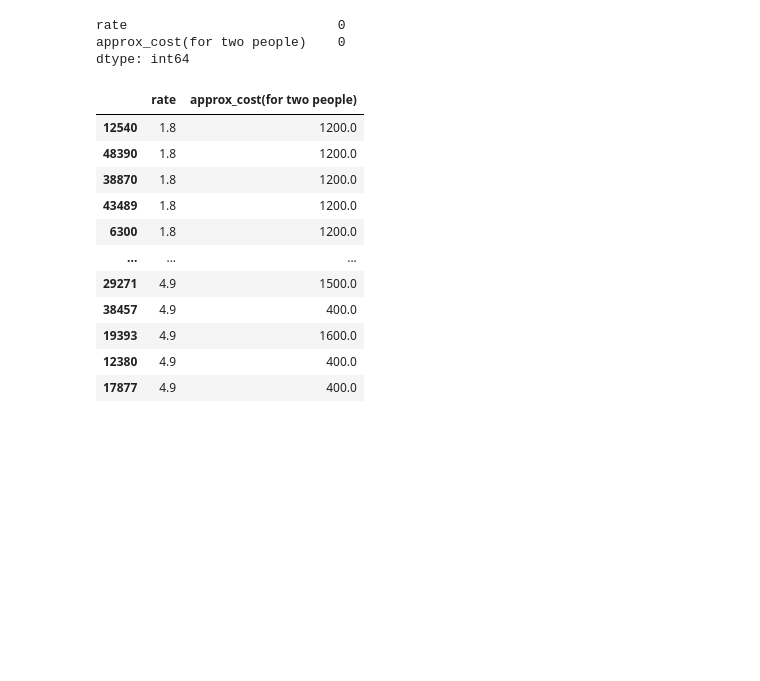
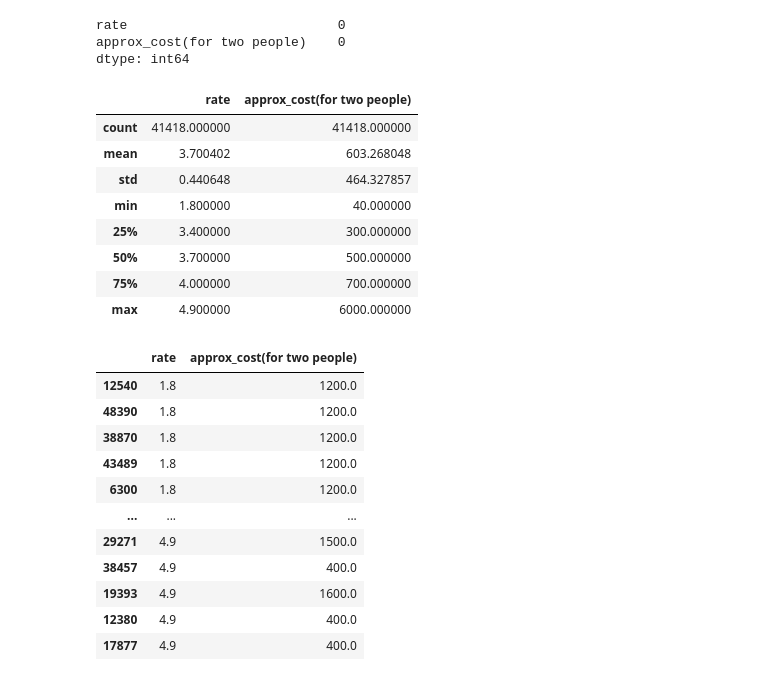
Before and after one commit to harshlohani/zomato-analysis, a Jupyter notebook: zomato_bengaluru.ipynb, the cells around one changed output. Saved outputs shown, nothing was run; the diff lists cells and outputs as text; code cells hidden in the pictures; blank space fills up the shorter version.

```diff
--- a/zomato_bengaluru.ipynb
+++ b/zomato_bengaluru.ipynb
@@ -444,6 +440,18 @@ cost_df.isnull().sum()
 rate                           0
 approx_cost(for two people)    0
 dtype: int64
+# %%
+cost_df.describe()        # basic statistical method
+# %% [output]
+|  | rate | approx_cost(for two people) |
+| count | 41418.000000 | 41418.000000 |
+| mean | 3.700402 | 603.268048 |
+| std | 0.440648 | 464.327857 |
+| min | 1.800000 | 40.000000 |
+| 25% | 3.400000 | 300.000000 |
+| 50% | 3.700000 | 500.000000 |
+| 75% | 4.000000 | 700.000000 |
+| max | 4.900000 | 6000.000000 |
 # %%
 cost_df.sort_values('rate',inplace=True) # Sorting rate columns in asc order
 # %%
```
Also changed, not shown: parts of 59 cells of this notebook.
